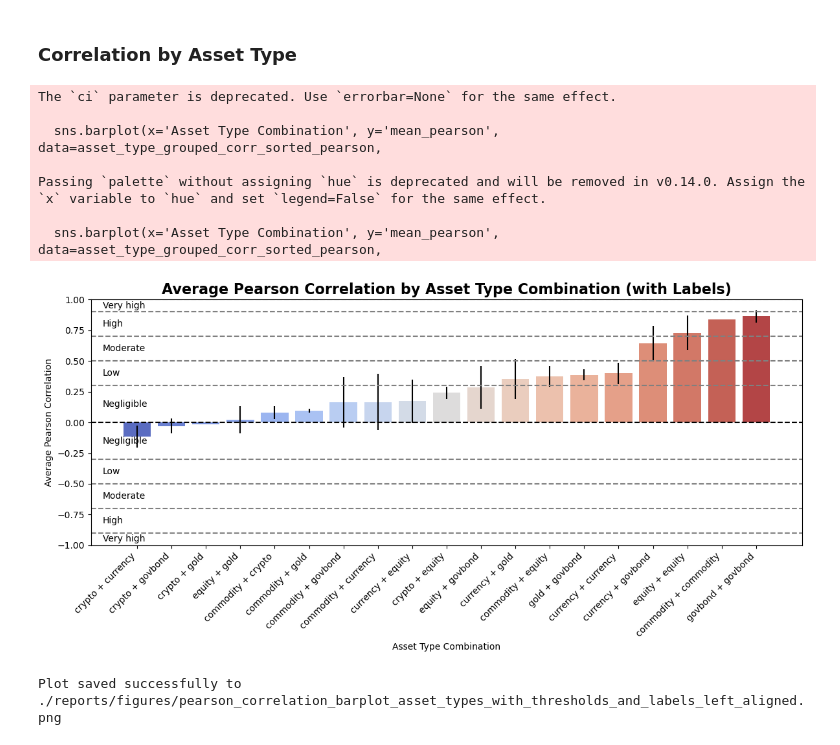
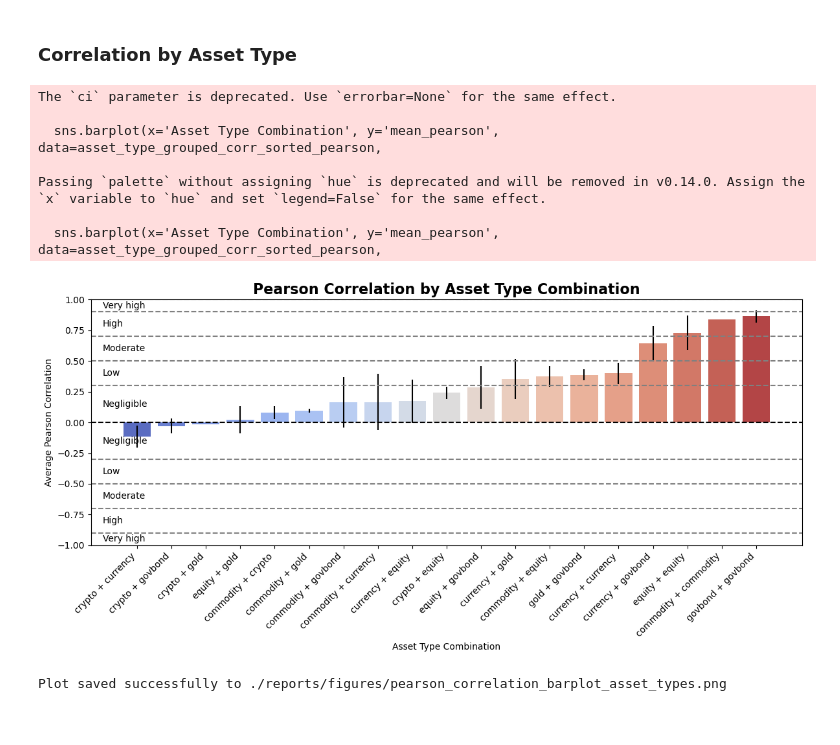
Before and after one commit to JAlbertOfficial/rebalytics, a Jupyter notebook: notebooks/02_data_exploration_processing.ipynb, the cells around one changed output. Cells and saved outputs as stored; diff of their text form; code cells hidden in the pictures.

```diff
--- a/notebooks/02_data_exploration_processing.ipynb
+++ b/notebooks/02_data_exploration_processing.ipynb
@@ -594,7 +594,7 @@ asset_type_grouped_corr = correlation_table.groupby('Asset Type Combination').ag
 ).reset_index()
 # %%
 # Define the path for saving the plot
-output_path = './reports/figures/pearson_correlation_barplot_asset_types_with_thresholds_and_labels_left_aligned.png'
+output_path = './reports/figures/pearson_correlation_barplot_asset_types.png'
 
 # Step 5: Sort the data by Pearson Correlation before plotting
 asset_type_grouped_corr_sorted_pearson = asset_type_grouped_corr.sort_values(by='mean_pearson')
@@ -622,36 +622,36 @@ for i in range(len(thresholds) - 1):
     plt.text(-1, midpoint, f'{labels[i]}', color='black', va='center', ha='left')
 
 # Add the y=0 line
 plt.axhline(0, color='black', linestyle='--')
 
 # Set y-axis limits between -1 and 1
 plt.ylim(-1, 1)
 
 # Label the plot
 plt.xticks(rotation=45, ha='right')
-plt.title('Average Pearson Correlation by Asset Type Combination (with Labels)', fontsize=16, fontweight='bold')
+plt.title('Pearson Correlation by Asset Type Combination', fontsize=16, fontweight='bold')
 plt.xlabel('Asset Type Combination')
 plt.ylabel('Average Pearson Correlation')
 plt.tight_layout()
 
 # Save the plot as a PNG file
 plt.savefig(output_path, bbox_inches='tight')
 
 # Display the plot
 plt.show()
 
 # Display confirmation message
 print(f"Plot saved successfully to {output_path}")
 # %% [output]
 The `ci` parameter is deprecated. Use `errorbar=None` for the same effect.
 
   sns.barplot(x='Asset Type Combination', y='mean_pearson', data=asset_type_grouped_corr_sorted_pearson,
 
 Passing `palette` without assigning `hue` is deprecated and will be removed in v0.14.0. Assign the `x` variable to `hue` and set `legend=False` for the same effect.
 
   sns.barplot(x='Asset Type Combination', y='mean_pearson', data=asset_type_grouped_corr_sorted_pearson,
-[figure, old version]
+[figure, new version]
-Plot saved successfully to ./reports/figures/pearson_correlation_barplot_asset_types_with_thresholds_and_labels_left_aligned.png
+Plot saved successfully to ./reports/figures/pearson_correlation_barplot_asset_types.png
 # %%
 # Define the path for saving the plot
 output_path = './reports/figures/spearman_correlation_barplot_asset_types.png'
```
Also changed, not shown: parts of 1 cell of this notebook, 7 other files.
